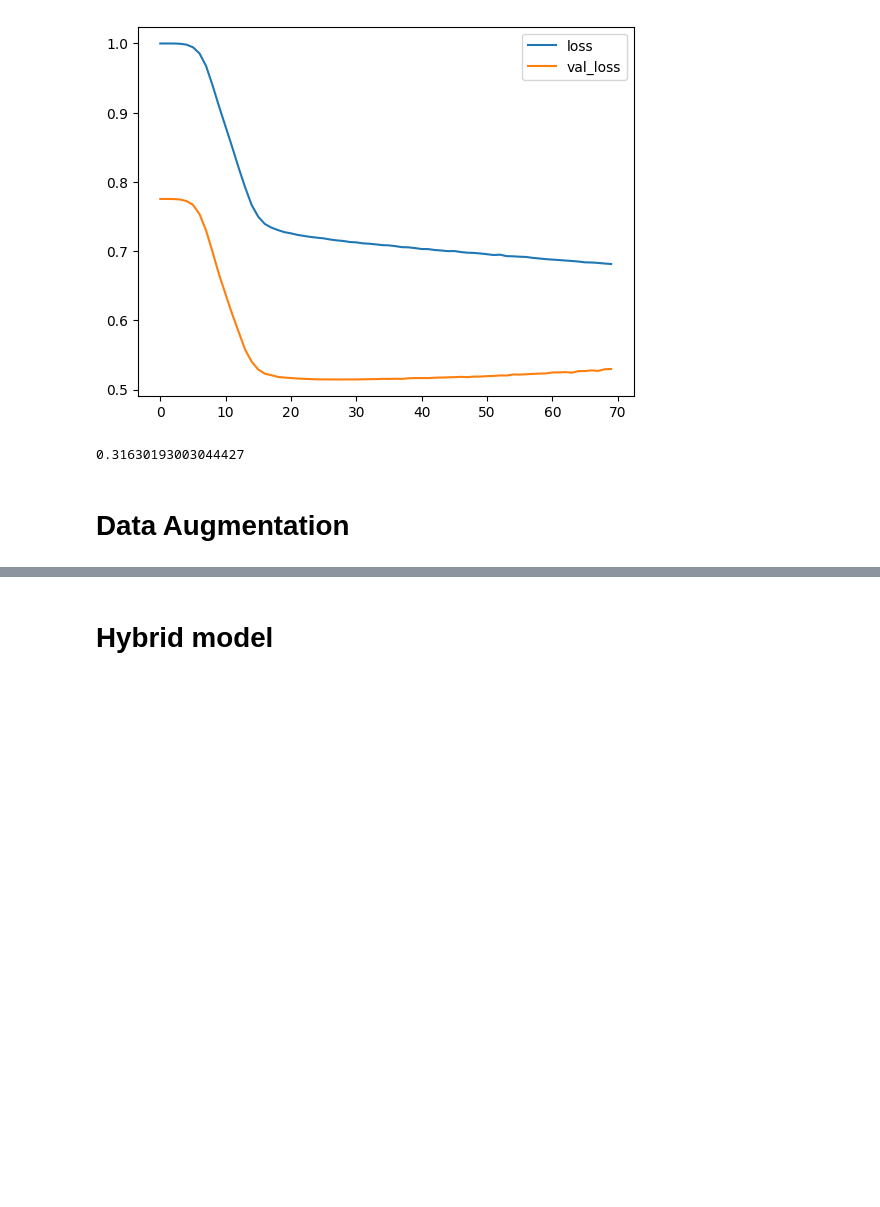
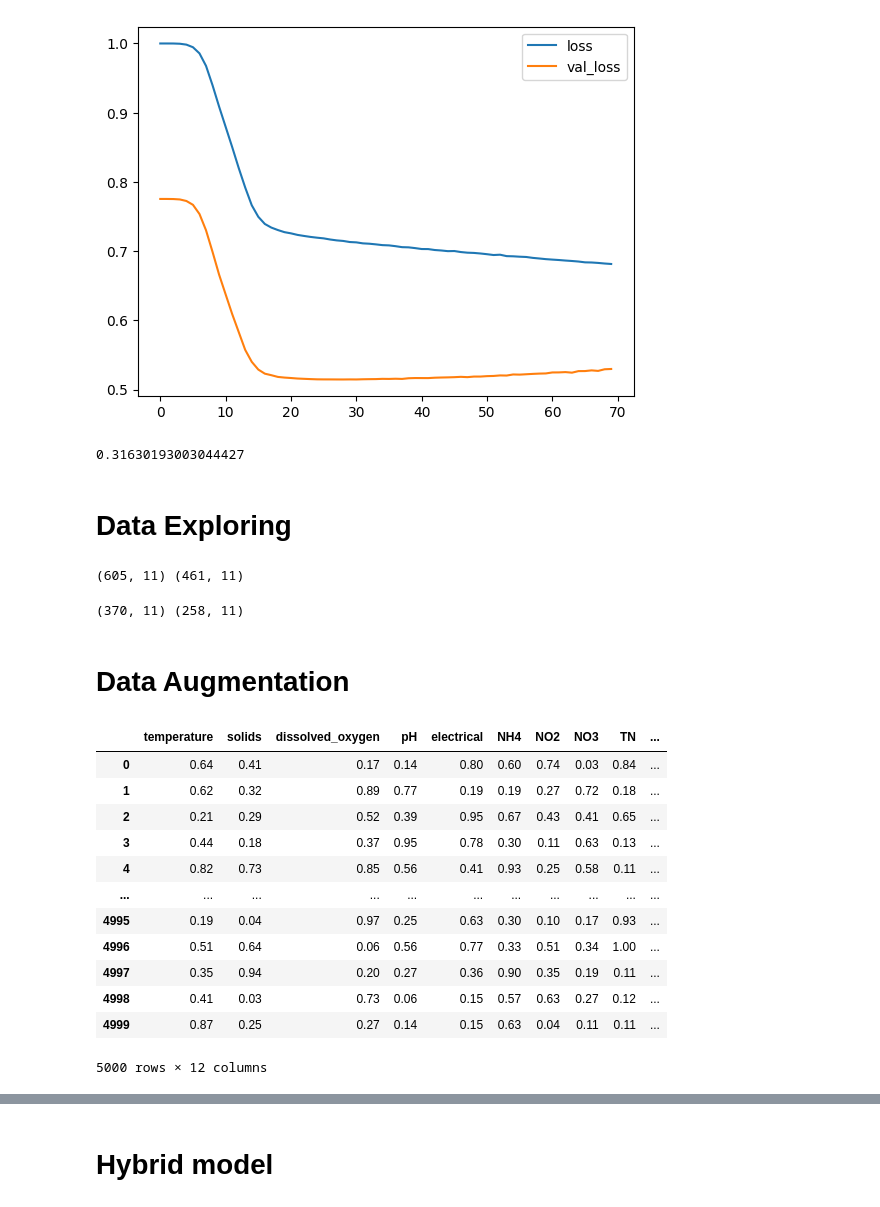
Before and after one commit to zaniargh42/dissolved_oxygen, a Jupyter notebook: dissolved_oxygen.ipynb, the cells around one changed output, grey strips where cells are left out. Saved outputs shown, nothing was run; the diff lists cells and outputs as text; code cells hidden in the pictures; blank space fills up the shorter version.

```diff
--- a/dissolved_oxygen.ipynb
+++ b/dissolved_oxygen.ipynb
@@ -188,5 +188,25 @@ Epoch 70/70
 15/15 [==============================] - 0s 2ms/step
 [figure]
 0.31630193003044427
+# %% [markdown]
+# Data Exploring
+# %%
+train , test =_load_data()
+# %% [output]
+(605, 11) (461, 11)
+# %%
+#create a function to find outliers using IQR
+def find_outliers_IQR(df):
+   q1=df.quantile(0.25)
+   q3=df.quantile(0.75)
+   IQR=q3-q1
+   outliers = df[((df<(q1-1.5*IQR)) | (df>(q3+1.5*IQR)))]
+   return outliers
+
+train=train[find_outliers_IQR(train).isna()].dropna()
+test=test[find_outliers_IQR(test).isna()].dropna()
+print(train.shape,test.shape)
+# %% [output]
+(370, 11) (258, 11)
 # %% [markdown]
 # Data Augmentation
@@ -193,12 +215,24 @@ Epoch 70/70
 # %%
-train,test=_load_data()
-
-fake=pd.DataFrame([[1,2,3,4,5,6,7,8,9,10,11]],columns=train.columns,index=range(2000))
+fake=pd.DataFrame([[1,2,3,4,5,6,7,8,9,10,11]],columns=train.columns,index=range(5000))
 fake.columns
 for item in fake.columns:
-    fake[item]=np.random.random(2000)
+    fake[item]=np.random.random(5000)
 fake['fake']=np.ones(len(fake))
 fake
+# %% [output]
+|  | temperature | solids | dissolved_oxygen | pH | electrical | NH4 | NO2 | NO3 | TN | ... |
+| 0 | 0.64 | 0.41 | 0.17 | 0.14 | 0.80 | 0.60 | 0.74 | 0.03 | 0.84 | ... |
+| 1 | 0.62 | 0.32 | 0.89 | 0.77 | 0.19 | 0.19 | 0.27 | 0.72 | 0.18 | ... |
+| 2 | 0.21 | 0.29 | 0.52 | 0.39 | 0.95 | 0.67 | 0.43 | 0.41 | 0.65 | ... |
+| 3 | 0.44 | 0.18 | 0.37 | 0.95 | 0.78 | 0.30 | 0.11 | 0.63 | 0.13 | ... |
+| 4 | 0.82 | 0.73 | 0.85 | 0.56 | 0.41 | 0.93 | 0.25 | 0.58 | 0.11 | ... |
+| ... | ... | ... | ... | ... | ... | ... | ... | ... | ... | ... |
+| 4995 | 0.19 | 0.04 | 0.97 | 0.25 | 0.63 | 0.30 | 0.10 | 0.17 | 0.93 | ... |
+| 4996 | 0.51 | 0.64 | 0.06 | 0.56 | 0.77 | 0.33 | 0.51 | 0.34 | 1.00 | ... |
+| 4997 | 0.35 | 0.94 | 0.20 | 0.27 | 0.36 | 0.90 | 0.35 | 0.19 | 0.11 | ... |
+| 4998 | 0.41 | 0.03 | 0.73 | 0.06 | 0.15 | 0.57 | 0.63 | 0.27 | 0.12 | ... |
+| 4999 | 0.87 | 0.25 | 0.27 | 0.14 | 0.15 | 0.63 | 0.04 | 0.11 | 0.11 | ... |
+5000 rows × 12 columns
 # %%
 train['fake']=np.zeros(len(train))
 df=pd.concat([fake,train],axis=0)
```
Also changed, not shown: parts of 17 cells of this notebook.
